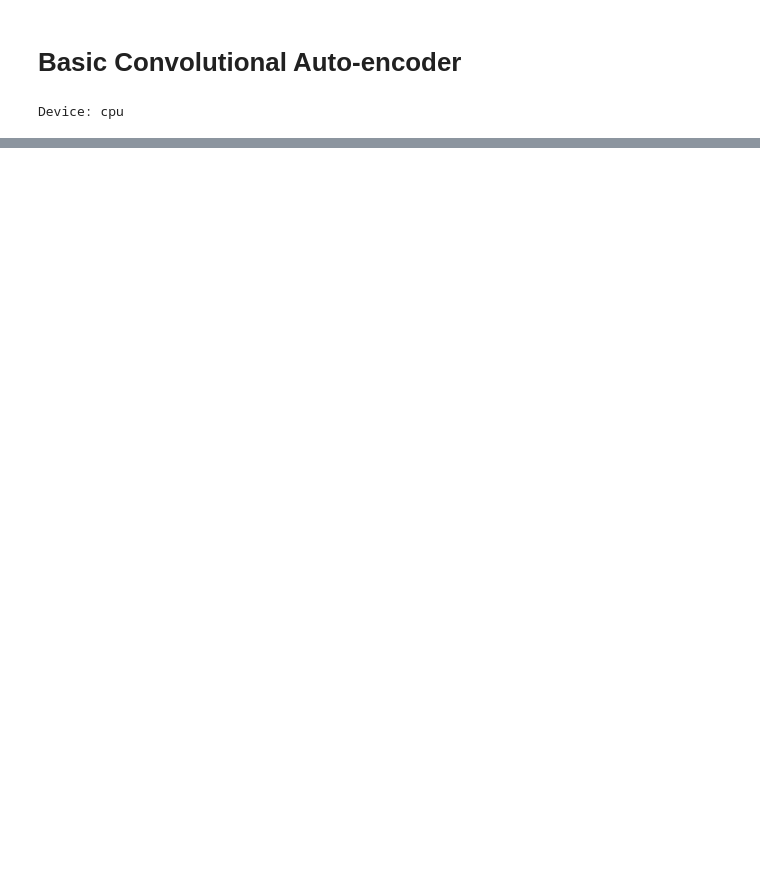
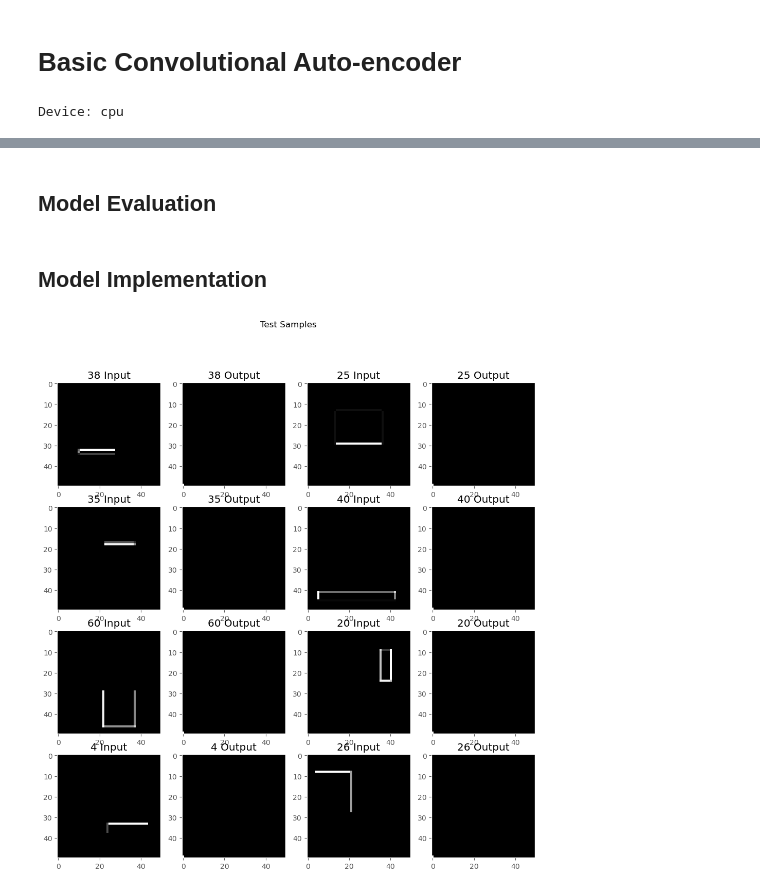
Before and after one commit to rapee9999/LearnCV, a Jupyter notebook: ML/auto-encoder.ipynb, the cells around one changed output, grey strips where cells are left out. Saved outputs shown, nothing was run; the diff lists cells and outputs as text; code cells hidden in the pictures; blank space fills up the shorter version.

```diff
--- a/ML/auto-encoder.ipynb
+++ b/ML/auto-encoder.ipynb
@@ -305,0 +847,8 @@ Estimated Total Size (MB): 5.19
+# %%
+# load the model and set it to evaluation mode
+model = torch.load(os.path.join(model_dir, "AE.pt"))
+
+# # load the model and set it to evaluation mode
+# model = torch.jit.load(os.path.join(model_dir, "JIT_LeNet.pt"))
+
+model.to(DEVICE)
@@ -305,0 +873,8 @@ Estimated Total Size (MB): 5.19
+# %% [markdown]
+## Model Evaluation
+# %% [markdown]
+## Model Implementation
+# %%
+showRandDataset(dataset=testData, indices=range(0,len(testData)), classes=testData.classes, sample_size=8, ncols=2, figsize=(12,12), suptitle="Test Samples", model=model)
+# %% [output]
+[figure, added]
```
Also changed, not shown: parts of 36 cells of this notebook.
